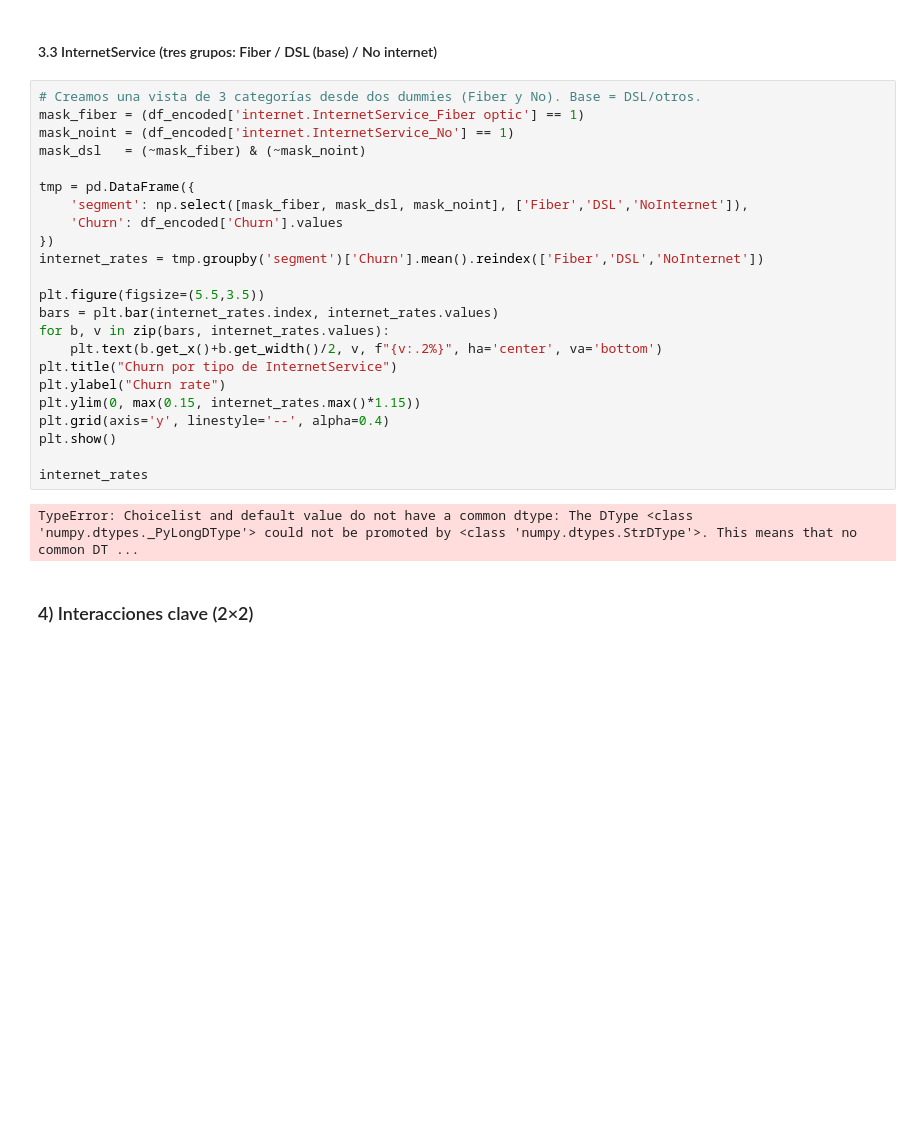
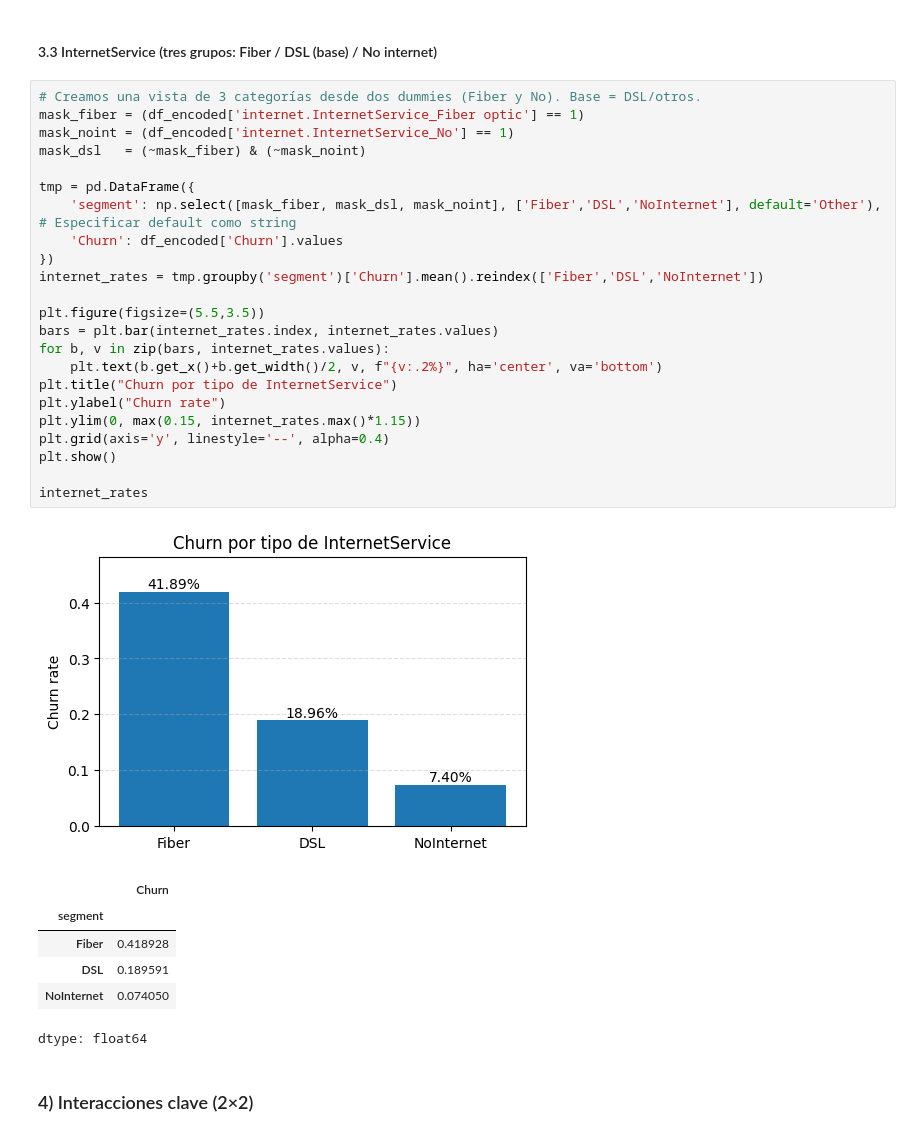
Before and after one commit to Tecindes/ChakkengeONE, a Jupyter notebook: TelecomX_parte2_latam.ipynb, the cells around one changed output. Cells and saved outputs as stored; diff of their text form; blank space fills up the shorter version.

```diff
--- a/TelecomX_parte2_latam.ipynb
+++ b/TelecomX_parte2_latam.ipynb
@@ -1035,28 +1047,34 @@ account.PaymentMethod_Electronic check
 # %%
 # Creamos una vista de 3 categorías desde dos dummies (Fiber y No). Base = DSL/otros.
 mask_fiber = (df_encoded['internet.InternetService_Fiber optic'] == 1)
 mask_noint = (df_encoded['internet.InternetService_No'] == 1)
 mask_dsl   = (~mask_fiber) & (~mask_noint)
 
 tmp = pd.DataFrame({
-    'segment': np.select([mask_fiber, mask_dsl, mask_noint], ['Fiber','DSL','NoInternet']),
+    'segment': np.select([mask_fiber, mask_dsl, mask_noint], ['Fiber','DSL','NoInternet'], default='Other'), # Especificar default como string
     'Churn': df_encoded['Churn'].values
 })
 internet_rates = tmp.groupby('segment')['Churn'].mean().reindex(['Fiber','DSL','NoInternet'])
 
 plt.figure(figsize=(5.5,3.5))
 bars = plt.bar(internet_rates.index, internet_rates.values)
 for b, v in zip(bars, internet_rates.values):
     plt.text(b.get_x()+b.get_width()/2, v, f"{v:.2%}", ha='center', va='bottom')
 plt.title("Churn por tipo de InternetService")
 plt.ylabel("Churn rate")
 plt.ylim(0, max(0.15, internet_rates.max()*1.15))
 plt.grid(axis='y', linestyle='--', alpha=0.4)
 plt.show()
 
 internet_rates
 # %% [output]
+[figure, added]
+|  | Churn |
+| segment |  |
+| Fiber | 0.418928 |
+| DSL | 0.189591 |
+| NoInternet | 0.074050 |
-TypeError: Choicelist and default value do not have a common dtype: The DType <class 'numpy.dtypes._PyLongDType'> could not be promoted by <class 'numpy.dtypes.StrDType'>. This means that no common DT ...
+dtype: float64
 # %% [markdown]
 ### 4) Interacciones clave (2×2)
 # %% [markdown]
```
Also changed, not shown: parts of 5 cells of this notebook.
